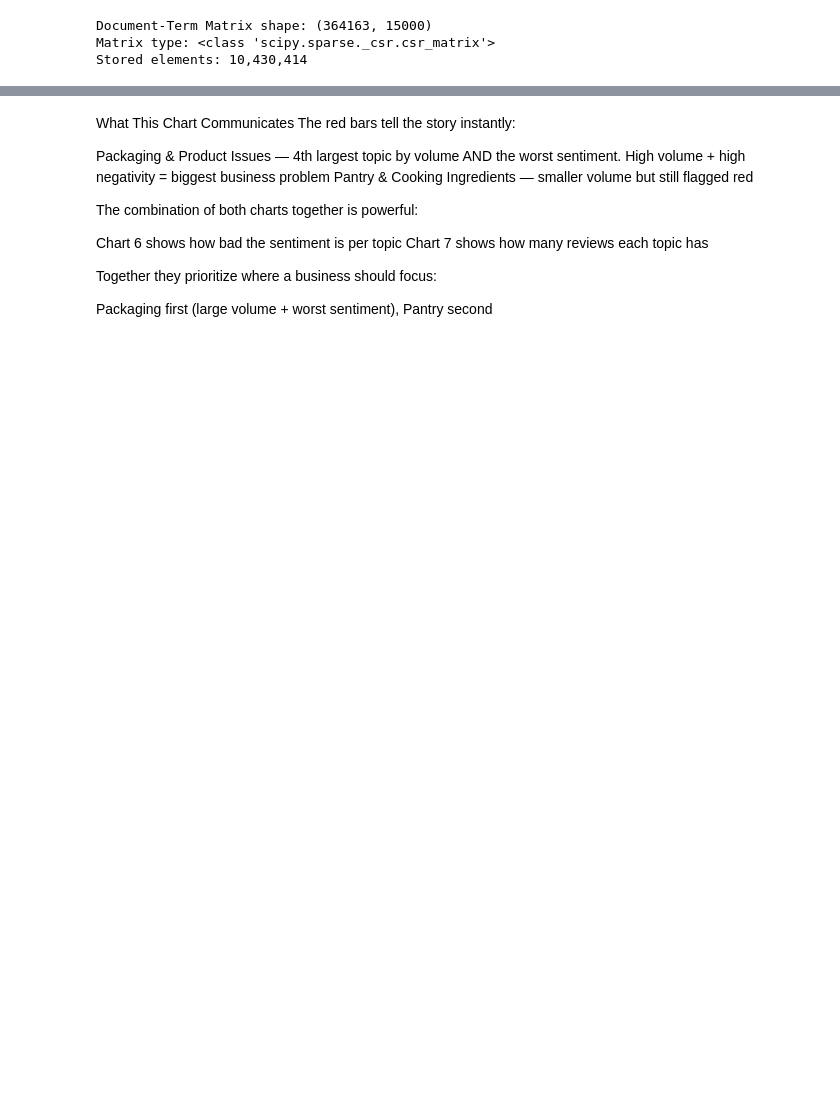
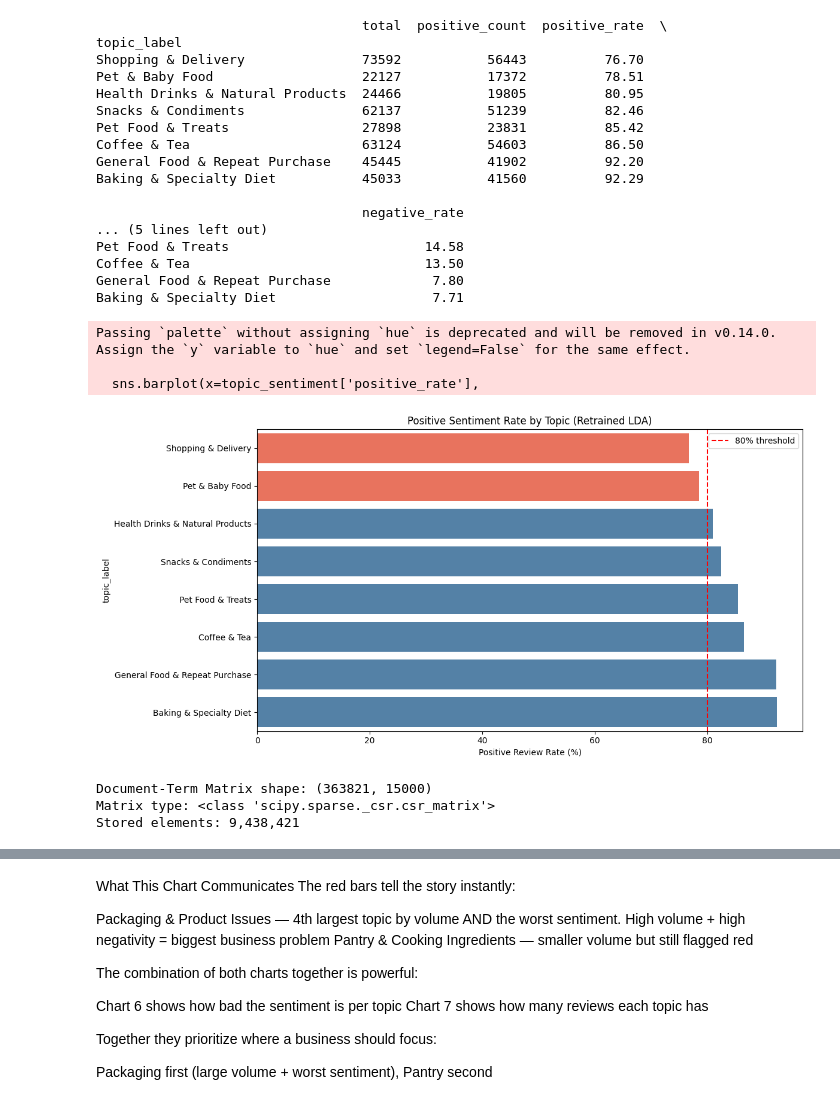
Before and after one commit to praharsh2527/NLP-insights-on-Unstructured-Data, a Jupyter notebook: Notebooks/03_Topic_Modelling.ipynb, the cells around one changed output, grey strips where cells are left out. Saved outputs shown, nothing was run; the diff lists cells and outputs as text; code cells hidden in the pictures; blank space fills up the shorter version.

```diff
--- a/Notebooks/03_Topic_Modelling.ipynb
+++ b/Notebooks/03_Topic_Modelling.ipynb
@@ -14,0 +126,20 @@ print(df.columns.tolist())
+# %%
+# Define labels
+topic_labels = {
+    0: 'General Food & Repeat Purchase',
+    1: 'Health Drinks & Natural Products',
+    2: 'Pet Food & Treats',
+    3: 'Snacks & Condiments',
+    4: 'Coffee & Tea',
+    5: 'Baking & Specialty Diet',
+    6: 'Pet & Baby Food',
+    7: 'Shopping & Delivery'
+}
+
+# Assign dominant topic
+doc_topic_matrix = lda.transform(doc_term_matrix)
+df2['dominant_topic'] = doc_topic_matrix.argmax(axis=1)
+df2['topic_label'] = df2['dominant_topic'].map(topic_labels)
+
+# Distribution
+print(df2['topic_label'].value_counts())
@@ -15,6 +157,55 @@ print(df.columns.tolist())
+# %%
+topic_sentiment = df2.groupby('topic_label')['sentiment'].agg(
+    total='count',
+    positive_count='sum'
+)
+topic_sentiment['positive_rate'] = (
+    topic_sentiment['positive_count'] / topic_sentiment['total'] * 100
+).round(2)
+topic_sentiment['negative_rate'] = (
+    100 - topic_sentiment['positive_rate']
+).round(2)
+topic_sentiment = topic_sentiment.sort_values('positive_rate')
+
+print(topic_sentiment)
+
+plt.figure(figsize=(12, 6))
+colors = ['tomato' if x < 80 else 'steelblue'
+          for x in topic_sentiment['positive_rate']]
+sns.barplot(x=topic_sentiment['positive_rate'],
+            y=topic_sentiment.index,
+            palette=colors)
+plt.title('Positive Sentiment Rate by Topic (Retrained LDA)')
+plt.xlabel('Positive Review Rate (%)')
+plt.axvline(x=80, color='red', linestyle='--', label='80% threshold')
+plt.legend()
+plt.tight_layout()
+plt.show()
+# %% [output]
+                                  total  positive_count  positive_rate  \
+topic_label
+Shopping & Delivery               73592           56443          76.70
+Pet & Baby Food                   22127           17372          78.51
+Health Drinks & Natural Products  24466           19805          80.95
+Snacks & Condiments               62137           51239          82.46
+Pet Food & Treats                 27898           23831          85.42
+Coffee & Tea                      63124           54603          86.50
+General Food & Repeat Purchase    45445           41902          92.20
+Baking & Specialty Diet           45033           41560          92.29
+
+                                  negative_rate
+... (5 lines left out)
+Pet Food & Treats                         14.58
+Coffee & Tea                              13.50
+General Food & Repeat Purchase             7.80
+Baking & Specialty Diet                    7.71
+Passing `palette` without assigning `hue` is deprecated and will be removed in v0.14.0. Assign the `y` variable to `hue` and set `legend=False` for the same effect.
+
+  sns.barplot(x=topic_sentiment['positive_rate'],
+[figure, added]
 # %%
-df['cleaned_text'] = df['cleaned_text'].fillna('')
-df = df[df['cleaned_text'].str.strip() != '']
+df['refined_text'] = df['refined_text'].fillna('')
+df = df[df['refined_text'].str.strip() != '']
 
 vectorizer = CountVectorizer(
     max_features=15000,   # back to 15K
@@ -22,11 +213,11 @@ vectorizer = CountVectorizer(
     max_df=0.90
 )
 
-doc_term_matrix = vectorizer.fit_transform(df['cleaned_text'])
+doc_term_matrix = vectorizer.fit_transform(df['refined_text'])
 print(f"Document-Term Matrix shape: {doc_term_matrix.shape}")
 print(f"Matrix type: {type(doc_term_matrix)}")
 print(f"Stored elements: {doc_term_matrix.nnz:,}")
 # %% [output]
-Document-Term Matrix shape: (364163, 15000)
+Document-Term Matrix shape: (363821, 15000)
 Matrix type: <class 'scipy.sparse._csr.csr_matrix'>
-Stored elements: 10,430,414
+Stored elements: 9,438,421
```
Also changed, not shown: parts of 29 cells of this notebook, 3 other files.
